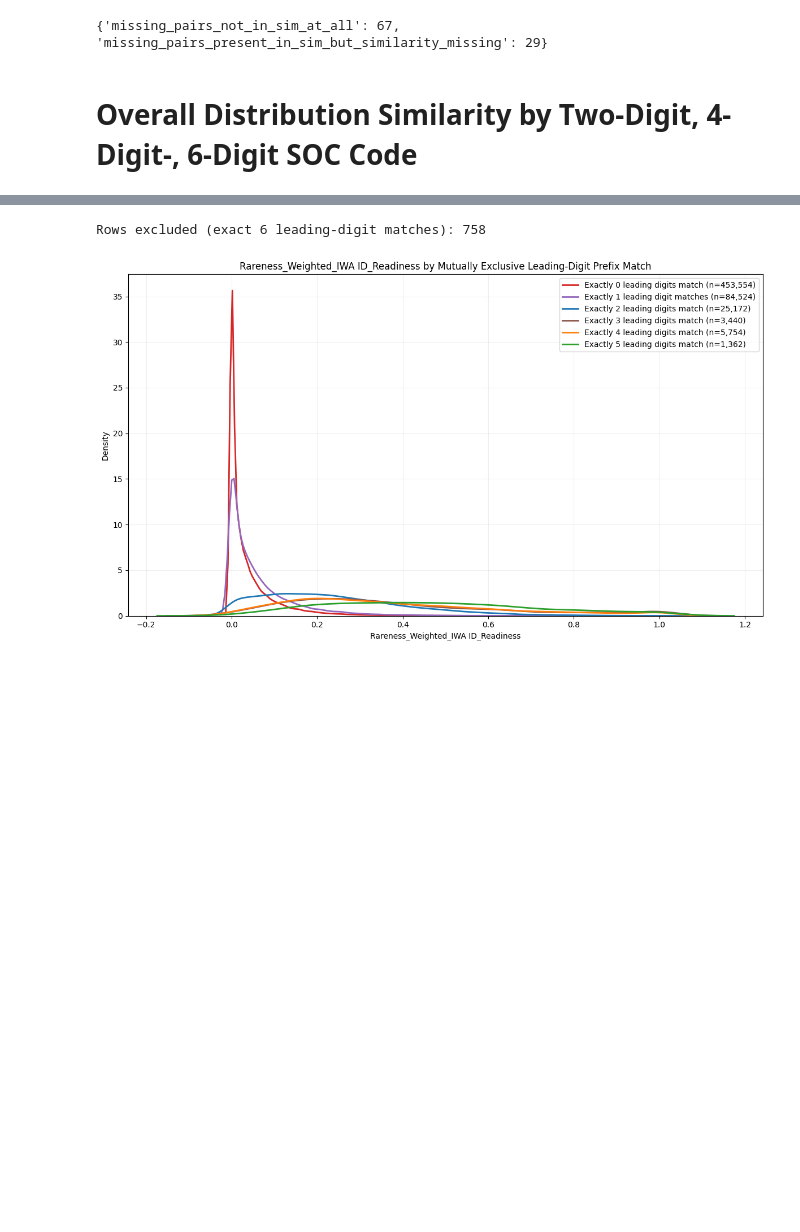
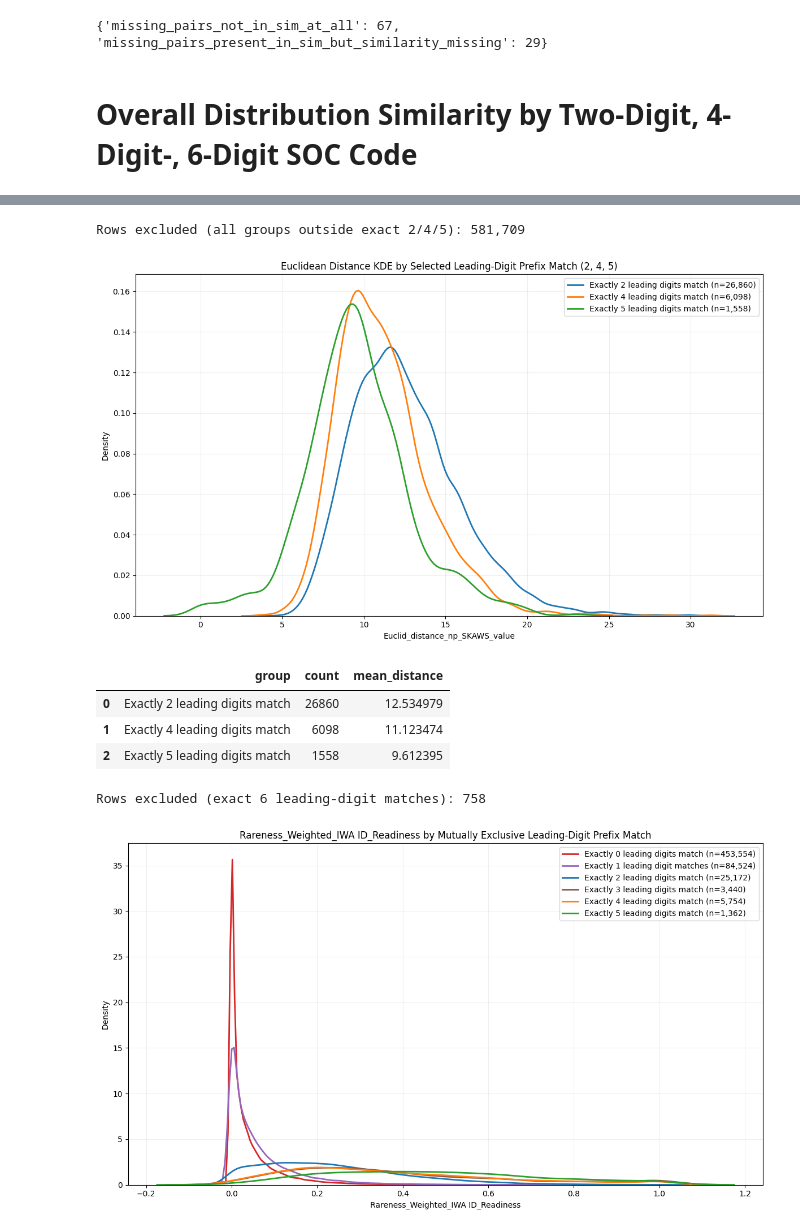
Before and after one commit to lindseylacey/EDA, a Jupyter notebook: notebooks/CII2/skaw_similarity_lightcast.ipynb, the cells around one changed output, grey strips where cells are left out. Drawn from its saved outputs; the diff is of its cells as text; code cells hidden in the pictures; blank space fills up the shorter version.

```diff
--- a/notebooks/CII2/skaw_similarity_lightcast.ipynb
+++ b/notebooks/CII2/skaw_similarity_lightcast.ipynb
@@ -1179,3 +1174,76 @@ Rows excluded (exact 6 leading-digit matches): 785
+# %%
+# Euclidean distance KDE by selected leading-digit prefix match (2, 4, 5)
+euclid_dist = df_sim_metrics[["origin_soc", "destination_soc", "Euclid_distance_np_SKAWS_value"]].copy()
+
+euclid_dist["origin_norm"] = euclid_dist["origin_soc"].apply(normalize_soc)
+euclid_dist["destination_norm"] = euclid_dist["destination_soc"].apply(normalize_soc)
+euclid_dist = euclid_dist.dropna(subset=["origin_norm", "destination_norm", "Euclid_distance_np_SKAWS_value"]).copy()
+
+euclid_dist["origin_digits"] = euclid_dist["origin_norm"].str.replace("-", "", regex=False)
+euclid_dist["destination_digits"] = euclid_dist["destination_norm"].str.replace("-", "", regex=False)
+
+euclid_dist = euclid_dist[
+    euclid_dist["origin_digits"].str.fullmatch(r"\d{6}", na=False)
+    & euclid_dist["destination_digits"].str.fullmatch(r"\d{6}", na=False)
+]
+
+# Exact prefix-match buckets (first k digits match, then diverge at k+1).
+same_1 = euclid_dist["origin_digits"].str[:1] == euclid_dist["destination_digits"].str[:1]
+same_2 = euclid_dist["origin_digits"].str[:2] == euclid_dist["destination_digits"].str[:2]
+same_3 = euclid_dist["origin_digits"].str[:3] == euclid_dist["destination_digits"].str[:3]
+same_4 = euclid_dist["origin_digits"].str[:4] == euclid_dist["destination_digits"].str[:4]
+same_5 = euclid_dist["origin_digits"].str[:5] == euclid_dist["destination_digits"].str[:5]
+same_6 = euclid_dist["origin_digits"] == euclid_dist["destination_digits"]
+
+exact_0 = ~same_1
+exact_1 = same_1 & ~same_2
+exact_2 = same_2 & ~same_3
+exact_3 = same_3 & ~same_4
+exact_4 = same_4 & ~same_5
+exact_5 = same_5 & ~same_6
+
+line_groups = [
+    ("Exactly 2 leading digits match", exact_2, "#1f77b4"),
+    ("Exactly 4 leading digits match", exact_4, "#ff7f0e"),
+    ("Exactly 5 leading digits match", exact_5, "#2ca02c"),
+]
+
+plt.figure(figsize=(12, 7))
+summary_rows = []
+
+for label, mask, color in line_groups:
+    vals = euclid_dist.loc[mask, "Euclid_distance_np_SKAWS_value"].dropna()
+    if len(vals) > 1 and vals.nunique() > 1:
+        sns.kdeplot(vals, bw_adjust=1.0, linewidth=2, color=color, label=f"{label} (n={len(vals):,})")
+    summary_rows.append({
+        "group": label,
+        "count": int(mask.sum()),
+        "mean_distance": float(vals.mean()) if len(vals) > 0 else np.nan,
+    })
+
+selected_mask = pd.Series(False, index=euclid_dist.index)
+for _, mask, _ in line_groups:
+    selected_mask = selected_mask | mask
+
+excluded = int((~selected_mask).sum())
+print(f"Rows excluded (all groups outside exact 2/4/5): {excluded:,}")
+
+plt.title("Euclidean Distance KDE by Selected Leading-Digit Prefix Match (2, 4, 5)")
+plt.xlabel("Euclid_distance_np_SKAWS_value")
+plt.ylabel("Density")
+plt.grid(alpha=0.2)
+plt.legend()
+plt.tight_layout()
+plt.show()
+
+display(pd.DataFrame(summary_rows))
+# %% [output]
+Rows excluded (all groups outside exact 2/4/5): 581,709
+[figure, added]
+|  | group | count | mean_distance |
+| 0 | Exactly 2 leading digits match | 26860 | 12.534979 |
+| 1 | Exactly 4 leading digits match | 6098 | 11.123474 |
+| 2 | Exactly 5 leading digits match | 1558 | 9.612395 |
 # %%
 
 readiness_col = "Rareness_Weighted_IWA ID_Readiness"
```
Also changed, not shown: parts of 9 cells of this notebook, 1 other file.
